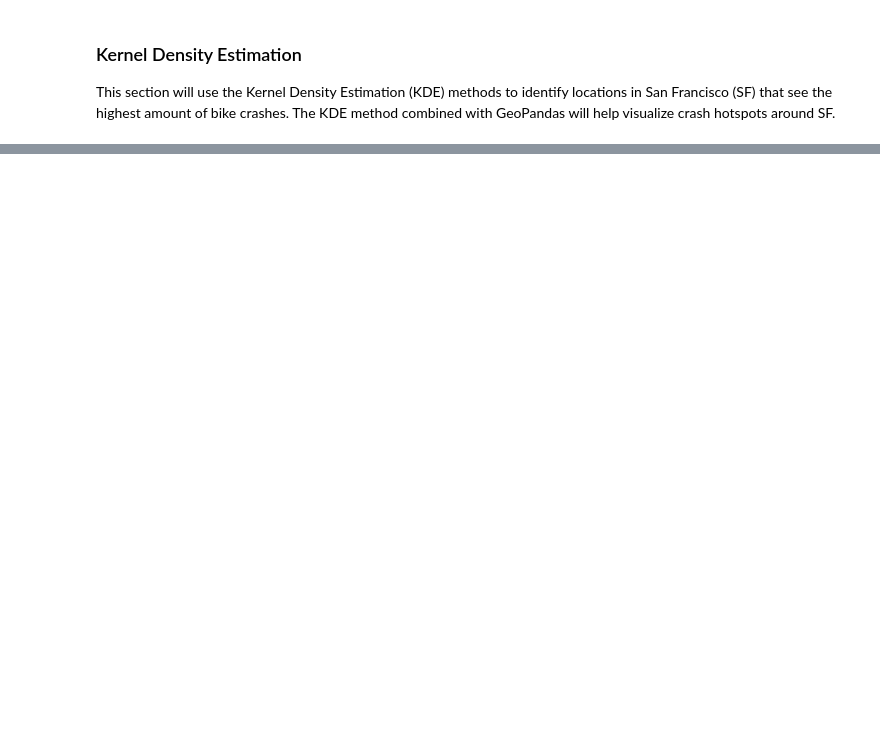
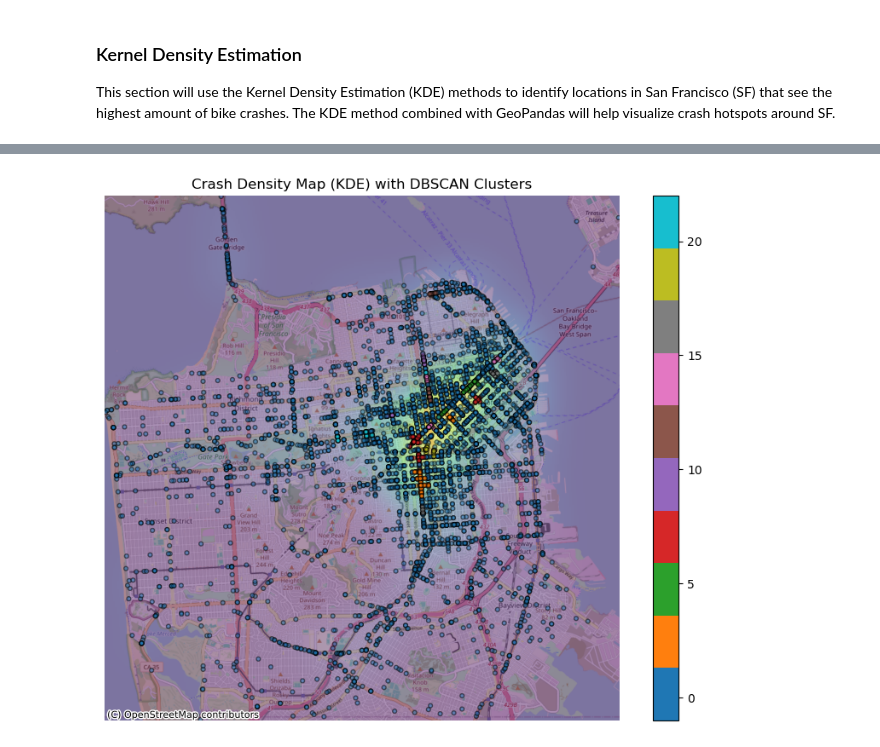
Before and after one commit to UCB-stat-159-f25/final-group07, a Jupyter notebook: KDE_data_exploration.ipynb, the cells around one changed output, grey strips where cells are left out. Saved outputs shown, nothing was run; the diff lists cells and outputs as text; code cells hidden in the pictures; blank space fills up the shorter version.

Commit message:
Initial KDE plot

```diff
--- a/KDE_data_exploration.ipynb
+++ b/KDE_data_exploration.ipynb
@@ -11,3 +15,3 @@ from shapely import wkt
 # %%
 crashes = pd.read_csv("data/Crashes.csv")
-crashes
+crashes = crashes.dropna(subset=['POINT_X', 'POINT_Y'])
@@ -28,13 +18,5 @@ crashes
 # %%
-gdf = gpd.GeoDataFrame(crashes, geometry='geometry', crs="EPSG:4326")  # WGS84
-
-# Put into meters
-gdf = gdf.to_crs("EPSG:3310")  # California Albers (meters)
-
-# Get coordinates
-coords = np.vstack([gdf.geometry.x, gdf.geometry.y]).T
-
-kde = KernelDensity(
-    bandwidth=300,    # try 100–500 m depending on your area
-    kernel='gaussian'
-).fit(coords)
+#Cleaning data set so that latitudinal and longitudinal outliers are ignored
+crashes_clean = crashes[
+    (crashes['POINT_X'] > -123) & (crashes['POINT_X'] < -121) &  # reasonable longitudes
+    (crashes['POINT_Y'] > 37)   & (crashes['POINT_Y'] < 38.5) ].copy()   # reasonable latitudes
@@ -43,0 +23,66 @@ KernelDensity does not accept missing values encoded as NaN natively. For superv
+# %%
+# Turn latitude and longitude into radians for the DBSCAN Haversine method
+crashes_clean['lat_rad'] = crashes_clean['POINT_Y'].apply(radians)
+crashes_clean['lon_rad'] = crashes_clean['POINT_X'].apply(radians)
+coords_rad = crashes_clean[['lat_rad', 'lon_rad']].values
+
+# Mark radius of the cluster
+eps_meters = 100
+eps_radians = eps_meters / 6371000.0
+
+#Run DBSCAN, defining how many crashes will be in a cluster, noting haversine method
+db = DBSCAN(
+    eps=eps_radians,
+    min_samples=20,
+    metric='haversine'
+).fit(coords_rad)
+
+#Set cluster IDs
+crashes_clean['cluster'] = db.labels_
+
+# Build points given geometry of crashes
+crashes_clean['geometry'] = crashes_clean.apply(
+    lambda row: Point(row['POINT_X'], row['POINT_Y']),
+    axis=1 )
+
+# Get geodata frame to plot on map
+gdf = gpd.GeoDataFrame(crashes_clean, geometry='geometry', crs='EPSG:4326')
+
+# Reproject to turn from radians into meters for map
+gdf = gdf.to_crs(epsg=3857)
+
+# Get projected points for KDE analysis
+x = gdf.geometry.x.values
+y = gdf.geometry.y.values
+
+# Build grid over study area for eventual figure and KDE density surface
+xmin, ymin, xmax, ymax = gdf.total_bounds
+xi, yi = np.mgrid[xmin:xmax:300j, ymin:ymax:300j]
+
+# Run KDE
+kde = gaussian_kde([x, y])
+zi = kde(np.vstack([xi.flatten(), yi.flatten()]))
+zi = zi.reshape(xi.shape)
+
+# Figure with clusters, mesh, and underlying map
+fig, ax = plt.subplots(figsize=(10, 8))
+
+ax.pcolormesh(xi, yi, zi, shading='auto', cmap='viridis', alpha=0.45)
+
+# Points colored by cluster label
+gdf.plot(
+    ax=ax,
+    column='cluster',
+    cmap='tab10',
+    markersize=12,
+    alpha=0.5,
+    edgecolor='black',
+    legend=True
+)
+
+ctx.add_basemap(ax, source=ctx.providers.OpenStreetMap.Mapnik)
+ax.set_axis_off()
+plt.title("Crash Density Map (KDE) with DBSCAN Clusters")
+plt.show()
+# %% [output]
+[figure, added]
```
Also changed, not shown: parts of 3 cells of this notebook, 3 other files.
